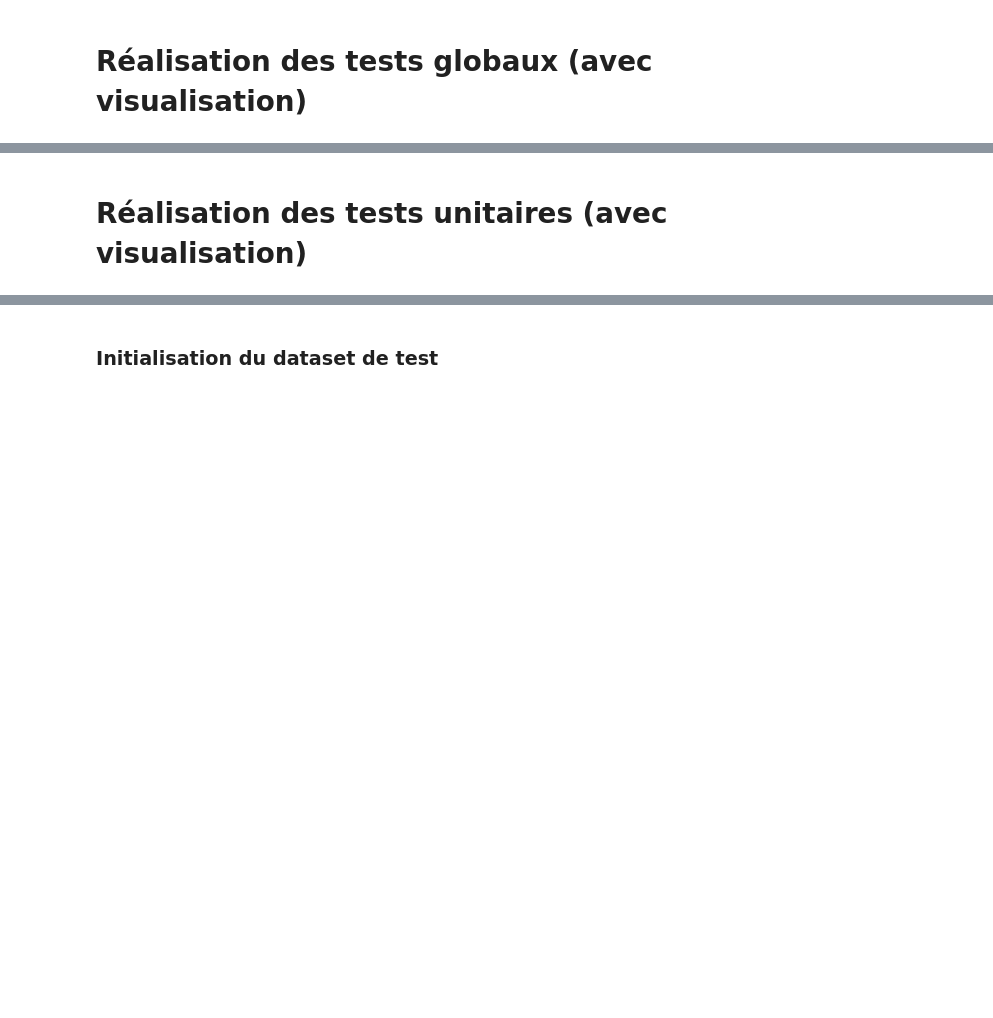
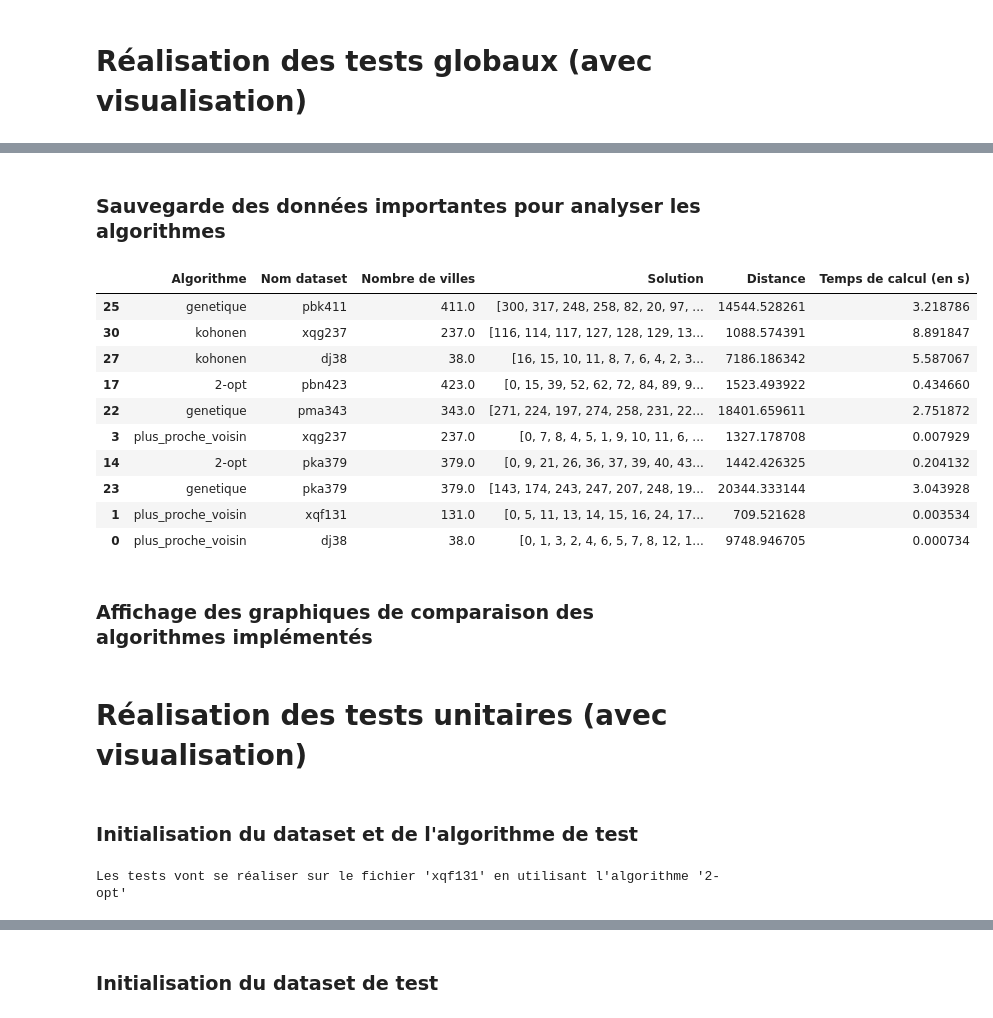
Before and after one commit to Thomas-rnd/TSP-Solver, a Jupyter notebook: test_TSP_solver.ipynb, the cells around one changed output, grey strips where cells are left out. Saved outputs shown, nothing was run; the diff lists cells and outputs as text; code cells hidden in the pictures; blank space fills up the shorter version.

Commit message:
mise à jour des tests

```diff
--- a/test_TSP_solver.ipynb
+++ b/test_TSP_solver.ipynb
@@ -100,8 +124,27 @@ KeyboardInterrupt:
+# %% [markdown]
+### Sauvegarde des données importantes pour analyser les algorithmes
 # %%
-# Concaténation dans un seul fichier
+# Concaténation dans un seul dataframe
 df = pd.concat([df_1, df_2, df_3, df_4], ignore_index=True)
-df.head()
+
 # Sauvegarde des résultats finaux
 df.to_csv('resultats/csv/test_global_algos.csv')
+
+# Affichage de 10 lignes aléatoires du dataframe global
+df.sample(10)
+# %% [output]
+|  | Algorithme | Nom dataset | Nombre de villes | Solution | Distance | Temps de calcul (en s) |
+| 25 | genetique | pbk411 | 411.0 | [300, 317, 248, 258, 82, 20, 97, ... | 14544.528261 | 3.218786 |
+| 30 | kohonen | xqg237 | 237.0 | [116, 114, 117, 127, 128, 129, 13... | 1088.574391 | 8.891847 |
+| 27 | kohonen | dj38 | 38.0 | [16, 15, 10, 11, 8, 7, 6, 4, 2, 3... | 7186.186342 | 5.587067 |
+| 17 | 2-opt | pbn423 | 423.0 | [0, 15, 39, 52, 62, 72, 84, 89, 9... | 1523.493922 | 0.434660 |
+| 22 | genetique | pma343 | 343.0 | [271, 224, 197, 274, 258, 231, 22... | 18401.659611 | 2.751872 |
+| 3 | plus_proche_voisin | xqg237 | 237.0 | [0, 7, 8, 4, 5, 1, 9, 10, 11, 6, ... | 1327.178708 | 0.007929 |
+| 14 | 2-opt | pka379 | 379.0 | [0, 9, 21, 26, 36, 37, 39, 40, 43... | 1442.426325 | 0.204132 |
+| 23 | genetique | pka379 | 379.0 | [143, 174, 243, 247, 207, 248, 19... | 20344.333144 | 3.043928 |
+| 1 | plus_proche_voisin | xqf131 | 131.0 | [0, 5, 11, 13, 14, 15, 16, 24, 17... | 709.521628 | 0.003534 |
+| 0 | plus_proche_voisin | dj38 | 38.0 | [0, 1, 3, 2, 4, 6, 5, 7, 8, 12, 1... | 9748.946705 | 0.000734 |
+# %% [markdown]
+### Affichage des graphiques de comparaison des algorithmes implémentés
 # %%
 # Création des visuels d'analyse des algorithmes
@@ -110,2 +157,16 @@ representation_temps_calcul('resultats/csv/test_global_algos.csv').show()
 # %% [markdown]
 # Réalisation des tests unitaires (avec visualisation)
+# %% [markdown]
+### Initialisation du dataset et de l'algorithme de test
+# %%
+# Nom des dataset de test
+ENSEMBLE_TEST = ['dj38', 'xqf131', 'qa194', 'xqg237',
+                 'pma343', 'pka379', 'pbl395', 'pbk411', 'pbn423']
+# Nom des algorithmes implémentés
+ENSEMBLE_ALGOS = ['2-opt', 'plus_proche_voisin', 'genetique', 'kohonen']
+
+choix_data_test=random.randint(0,len(ENSEMBLE_TEST)-1)
+choix_algo_test=random.randint(0,len(ENSEMBLE_ALGOS)-1)
+print(f"Les tests vont se réaliser sur le fichier '{ENSEMBLE_TEST[choix_data_test]}' en utilisant l'algorithme '{ENSEMBLE_ALGOS[choix_algo_test]}'")
+# %% [output]
+Les tests vont se réaliser sur le fichier 'xqf131' en utilisant l'algorithme '2-opt'
```
Also changed, not shown: parts of 22 cells of this notebook.
